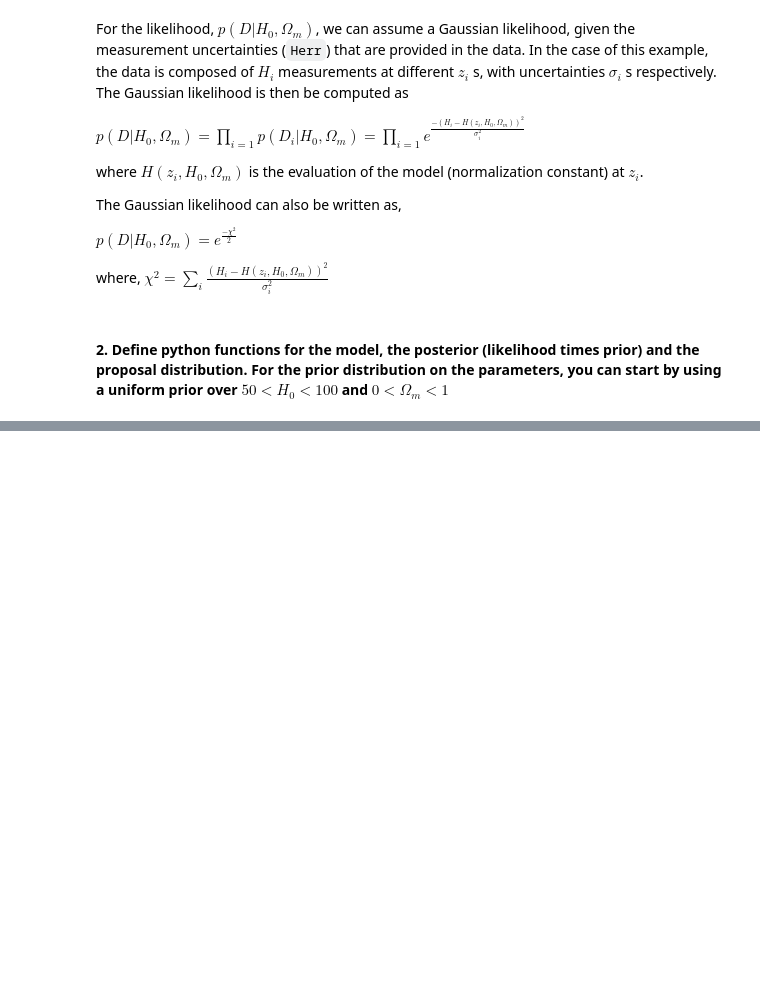
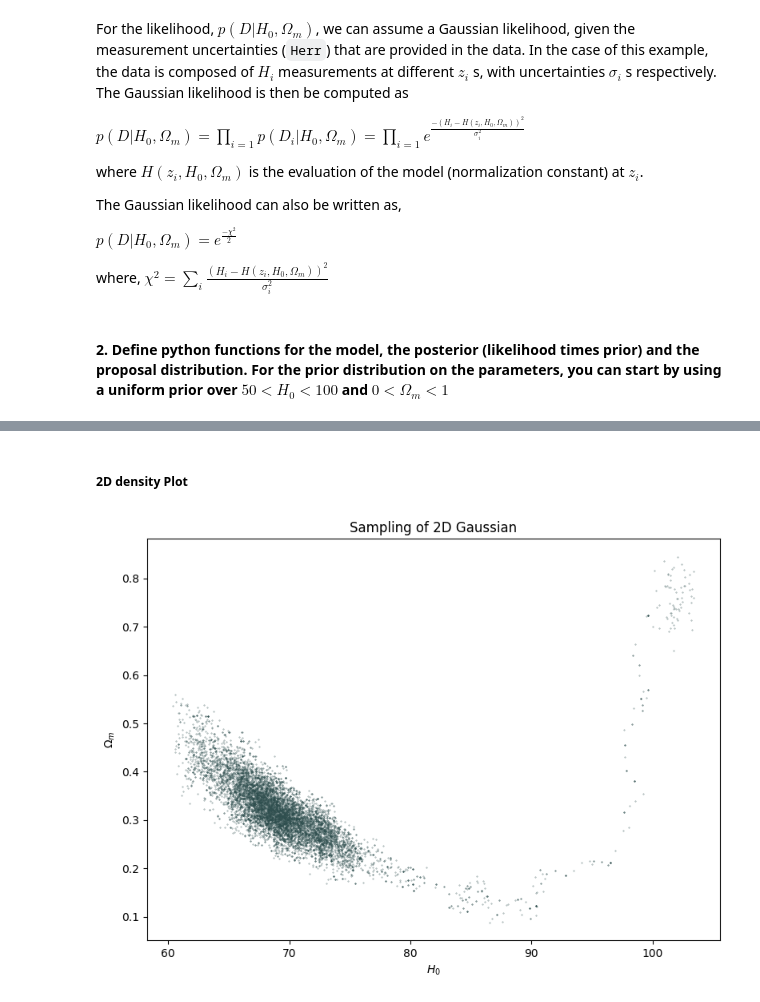
Before and after one commit to zovelsanj/MMRES_2024, a Jupyter notebook: BayesianStatistics/MCMC_cosmological_simulation.ipynb, the cells around one changed output, grey strips where cells are left out. Cells and saved outputs as stored; diff of their text form; code cells hidden in the pictures; blank space fills up the shorter version.

```diff
--- a/BayesianStatistics/MCMC_cosmological_simulation.ipynb
+++ b/BayesianStatistics/MCMC_cosmological_simulation.ipynb
@@ -84,7 +80,10 @@ def likelihood_chi_sq(z, H, herr, H0, omega_m):
 # %%
-def get_priors(H0, omega_m, H_low=50, H_up=100, omega_low=0, omega_up=1):
+def get_priors(H0, omega_m, H_low=50, H_up=100, omega_low=0, omega_up=1, gaussian_omega=False):
     """Initialization of priors for H0 and omega_m parameters as unfiorm distribution"""
     H0 = 1 if H_low < H0 < H_up else 0
-    omega_m = 1 if omega_low < omega_m < omega_up else 0
+    if gaussian_omega:
+        omega_m = (1 / np.sqrt(2 * np.pi * 0.007**2)) * np.exp(-0.5 * ((omega_m - 0.315)**2 / 0.007**2))
+    else:
+        omega_m = 1 if omega_low < omega_m < omega_up else 0
     return H0, omega_m
 # %%
@@ -164,0 +191,13 @@ plot_markov_chain(chain)
+# %% [markdown]
+##### 2D density Plot
+# %%
+fig = plt.figure(figsize=(8, 6))
+plt.scatter(chain[:,0], chain[:, 1], s=0.1, color='darkslategrey', alpha=0.7)
+plt.xlabel(r'$H_0$')
+plt.ylabel(r'$\Omega_m$')
+plt.title(r'Sampling of 2D Gaussian')
+
+plt.tight_layout()
+plt.show()
+# %% [output]
+[figure, added]
```
Also changed, not shown: parts of 25 cells of this notebook.
